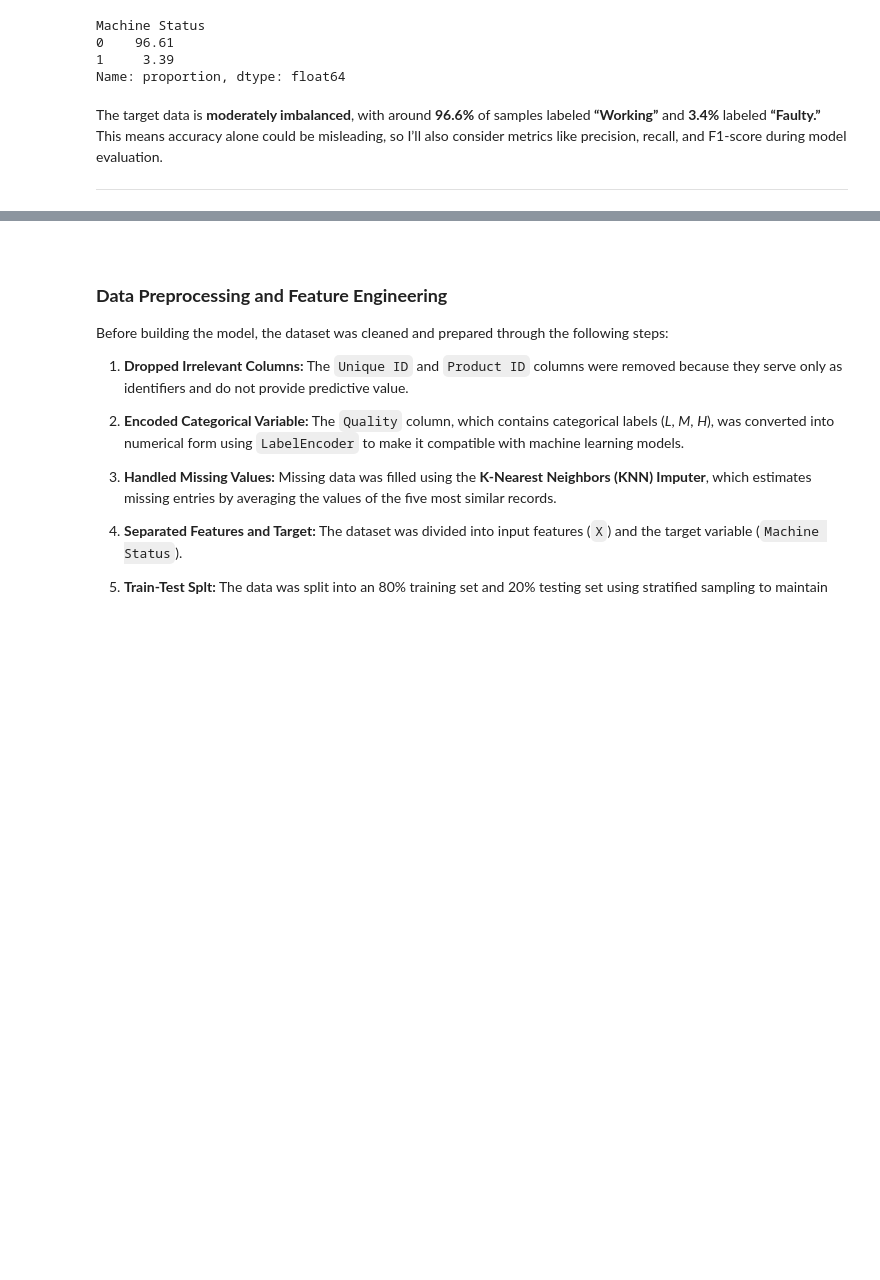
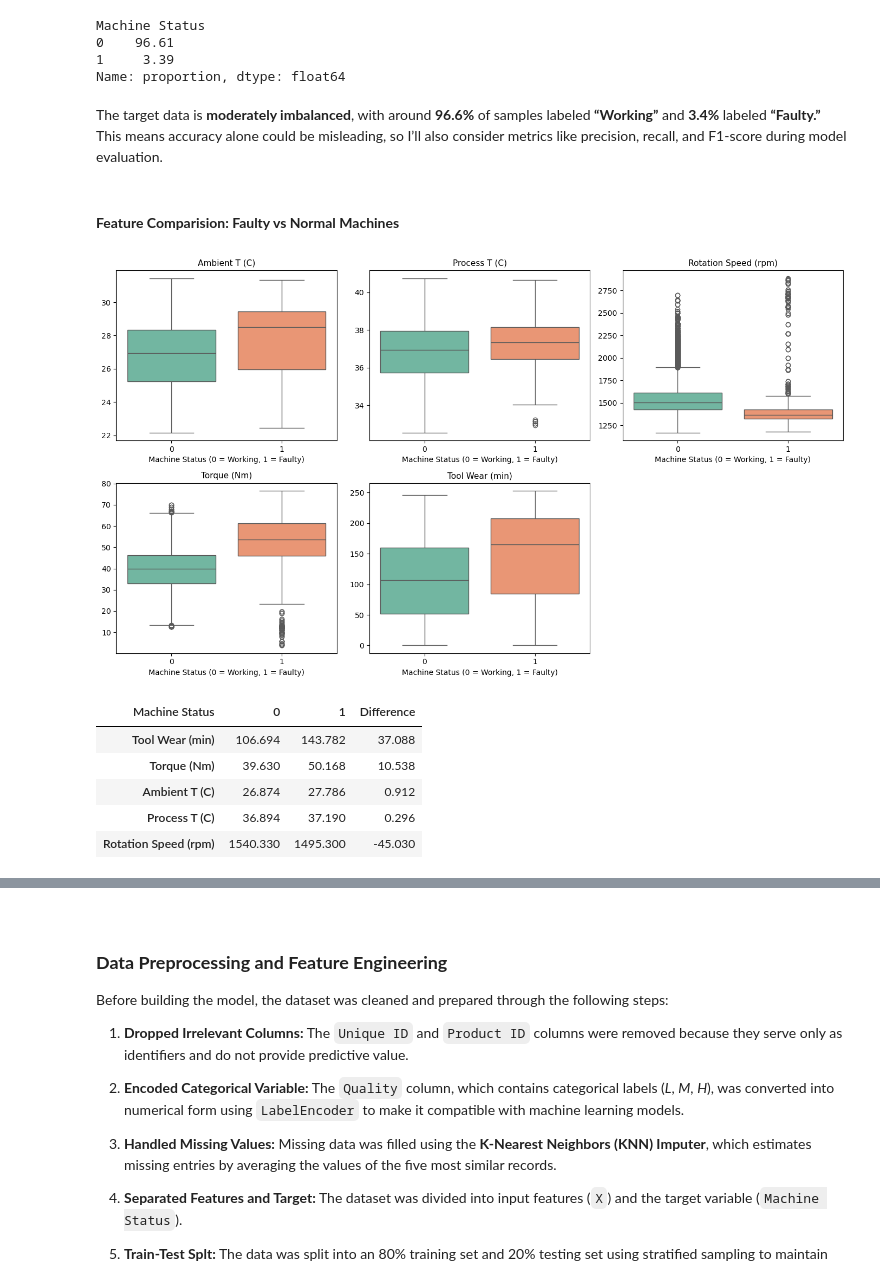
Before and after one commit to Inferno1172/AIML-classification-regression, a Jupyter notebook: p2508625_CA1_PartA_Moiz.ipynb, the cells around one changed output, grey strips where cells are left out. Drawn from its saved outputs; the diff is of its cells as text; code cells hidden in the pictures; blank space fills up the shorter version.

```diff
--- a/p2508625_CA1_PartA_Moiz.ipynb
+++ b/p2508625_CA1_PartA_Moiz.ipynb
@@ -249,5 +249,45 @@ Name: proportion, dtype: float64
 # %% [markdown]
 The target data is **moderately imbalanced**, with around **96.6%** of samples labeled **“Working”** and **3.4%** labeled **“Faulty.”**
 This means accuracy alone could be misleading, so I’ll also consider metrics like precision, recall, and F1-score during model evaluation.
-
----
+# %% [markdown]
+#### **Feature Comparision: Faulty vs Normal Machines**
+# %%
+# --- Select the numeric features you want to compare ---
+important_features = [
+    'Ambient T (C)',
+    'Process T (C)',
+    'Rotation Speed (rpm)',
+    'Torque (Nm)',
+    'Tool Wear (min)'
+]
+
+# --- Boxplots comparing distributions ---
+plt.figure(figsize=(14, 8))
+for i, feature in enumerate(important_features, 1):
+    plt.subplot(2, 3, i)
+    sns.boxplot(
+        data=df,
+        x='Machine Status',
+        y=feature,
+        hue='Machine Status',
+        palette='Set2',
+        legend=False
+    )
+    plt.title(feature, fontsize=11)
+    plt.xlabel('Machine Status (0 = Working, 1 = Faulty)')
+    plt.ylabel('')
+plt.tight_layout()
+plt.show()
+
+# --- Mean difference table for quick numeric insight ---
+feature_means = df.groupby('Machine Status')[important_features].mean().T
+feature_means['Difference'] = feature_means[1] - feature_means[0]
+display(feature_means.sort_values('Difference', ascending=False).round(3))
+# %% [output]
+[figure, added]
+| Machine Status | 0 | 1 | Difference |
+| Tool Wear (min) | 106.694 | 143.782 | 37.088 |
+| Torque (Nm) | 39.630 | 50.168 | 10.538 |
+| Ambient T (C) | 26.874 | 27.786 | 0.912 |
+| Process T (C) | 36.894 | 37.190 | 0.296 |
+| Rotation Speed (rpm) | 1540.330 | 1495.300 | -45.030 |
```
Also changed, not shown: parts of 1 cell of this notebook.
